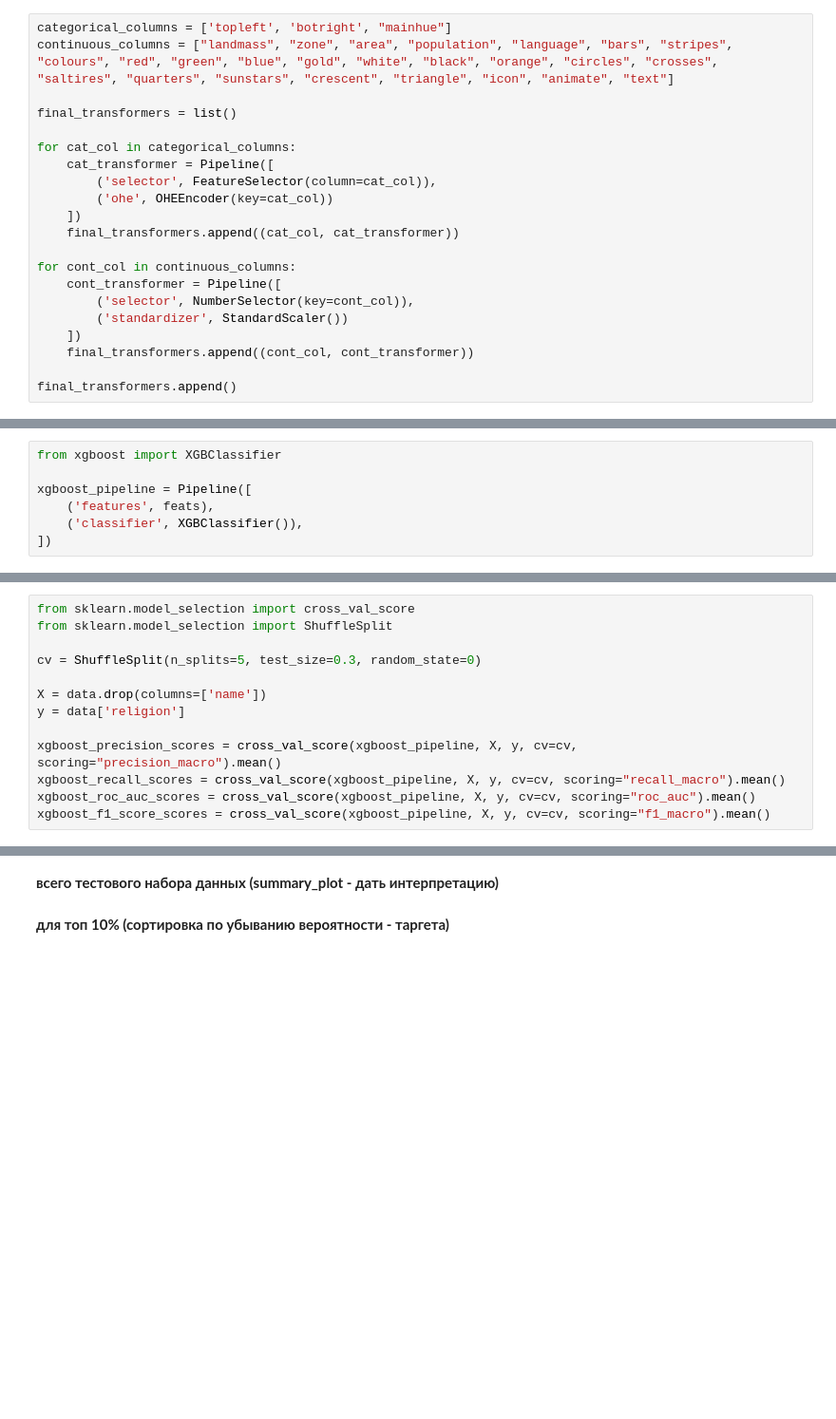
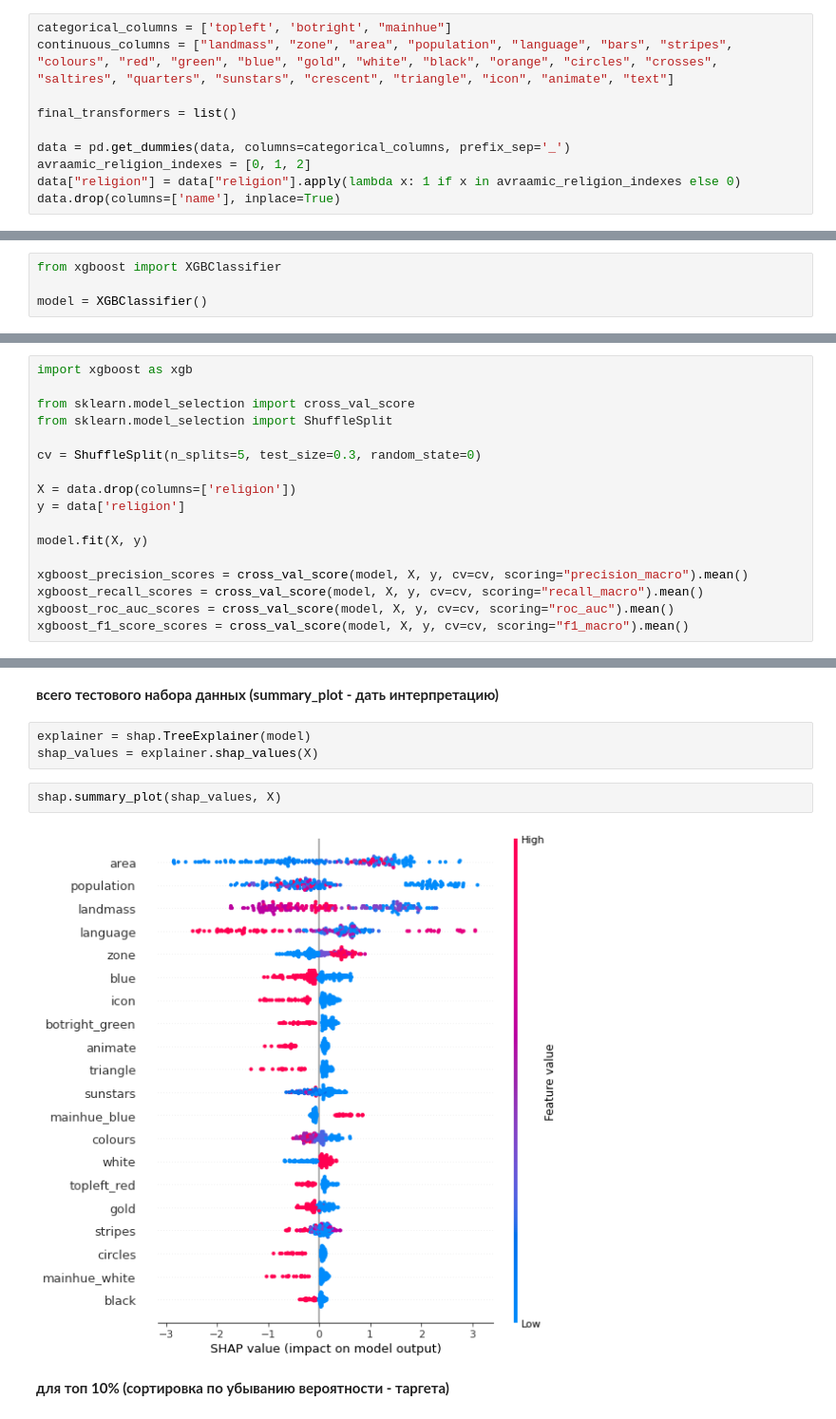
Before and after one commit to humantom88/geekbrains-ml-in-business, a Jupyter notebook: lesson7/homework/homework.ipynb, the cells around one changed output, grey strips where cells are left out. Shown at 95% size. Cells and saved outputs as stored; diff of their text form; blank space fills up the shorter version.

```diff
--- a/lesson7/homework/homework.ipynb
+++ b/lesson7/homework/homework.ipynb
@@ -59,18 +57,7 @@ continuous_columns = ["landmass", "zone", "area", "population", "language", "bar
 
 final_transformers = list()
 
-for cat_col in categorical_columns:
-    cat_transformer = Pipeline([
-        ('selector', FeatureSelector(column=cat_col)),
-        ('ohe', OHEEncoder(key=cat_col))
-    ])
-    final_transformers.append((cat_col, cat_transformer))
-
-for cont_col in continuous_columns:
-    cont_transformer = Pipeline([
-        ('selector', NumberSelector(key=cont_col)),
-        ('standardizer', StandardScaler())
-    ])
-    final_transformers.append((cont_col, cont_transformer))
-
-final_transformers.append()
+data = pd.get_dummies(data, columns=categorical_columns, prefix_sep='_')
+avraamic_religion_indexes = [0, 1, 2]
+data["religion"] = data["religion"].apply(lambda x: 1 if x in avraamic_religion_indexes else 0)
+data.drop(columns=['name'], inplace=True)
@@ -82,23 +80,24 @@ feature_processing = Pipeline([('feats', feats)])
 # %%
 from xgboost import XGBClassifier
 
-xgboost_pipeline = Pipeline([
-    ('features', feats),
-    ('classifier', XGBClassifier()),
-])
+model = XGBClassifier()
 # %% [markdown]
 **обучить любой классификатор (какой вам нравится)**
 # %%
+import xgboost as xgb
+
 from sklearn.model_selection import cross_val_score
 from sklearn.model_selection import ShuffleSplit
 
 cv = ShuffleSplit(n_splits=5, test_size=0.3, random_state=0)
 
-X = data.drop(columns=['name'])
+X = data.drop(columns=['religion'])
 y = data['religion']
 
-xgboost_precision_scores = cross_val_score(xgboost_pipeline, X, y, cv=cv, scoring="precision_macro").mean()
-xgboost_recall_scores = cross_val_score(xgboost_pipeline, X, y, cv=cv, scoring="recall_macro").mean()
-xgboost_roc_auc_scores = cross_val_score(xgboost_pipeline, X, y, cv=cv, scoring="roc_auc").mean()
-xgboost_f1_score_scores = cross_val_score(xgboost_pipeline, X, y, cv=cv, scoring="f1_macro").mean()
+model.fit(X, y)
+
+xgboost_precision_scores = cross_val_score(model, X, y, cv=cv, scoring="precision_macro").mean()
+xgboost_recall_scores = cross_val_score(model, X, y, cv=cv, scoring="recall_macro").mean()
+xgboost_roc_auc_scores = cross_val_score(model, X, y, cv=cv, scoring="roc_auc").mean()
+xgboost_f1_score_scores = cross_val_score(model, X, y, cv=cv, scoring="f1_macro").mean()
 # %% [output]
@@ -119,4 +143,11 @@ ValueError: multiclass format is not supported
 # %% [markdown]
 **всего тестового набора данных (summary_plot - дать интерпретацию)**
+# %%
+explainer = shap.TreeExplainer(model)
+shap_values = explainer.shap_values(X)
+# %%
+shap.summary_plot(shap_values, X)
+# %% [output]
+[figure, added]
 # %% [markdown]
 **для топ 10% (сортировка по убыванию вероятности - таргета)**
```
Also changed, not shown: parts of 12 cells of this notebook.
